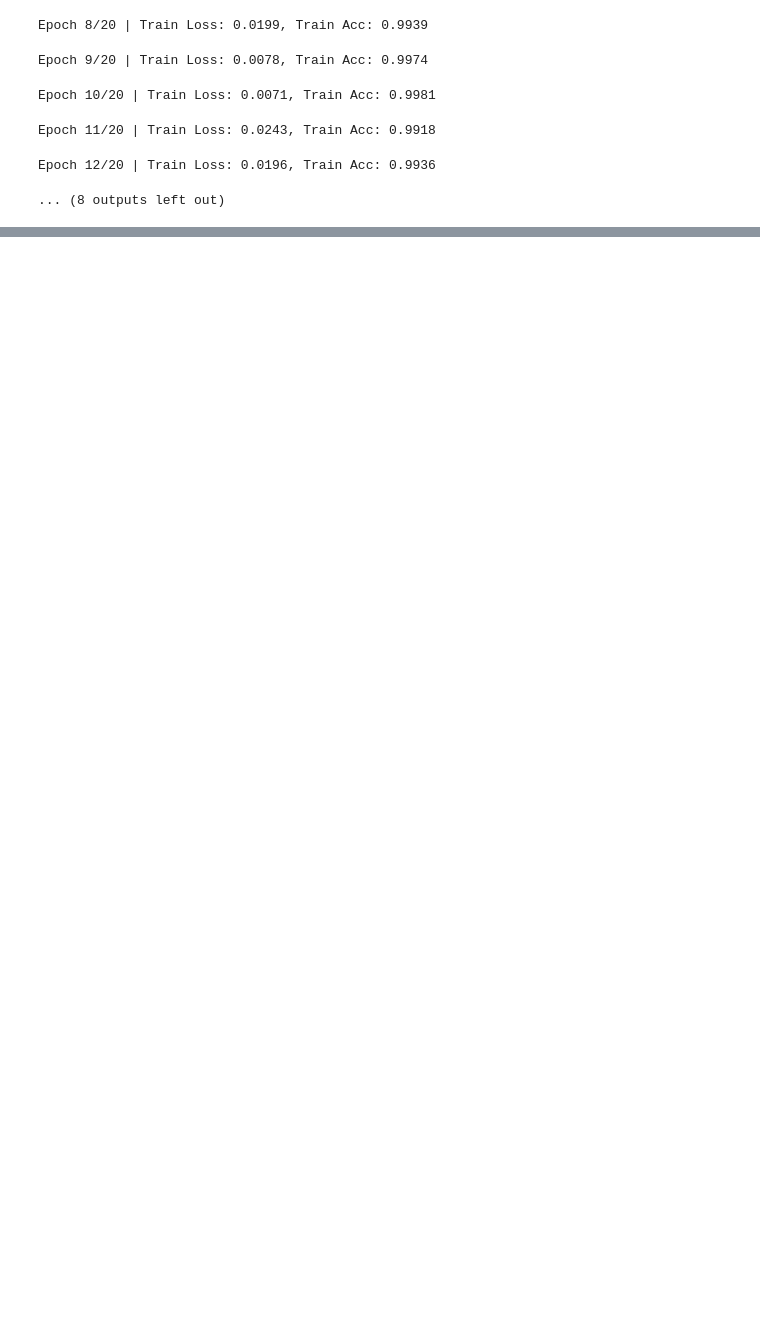
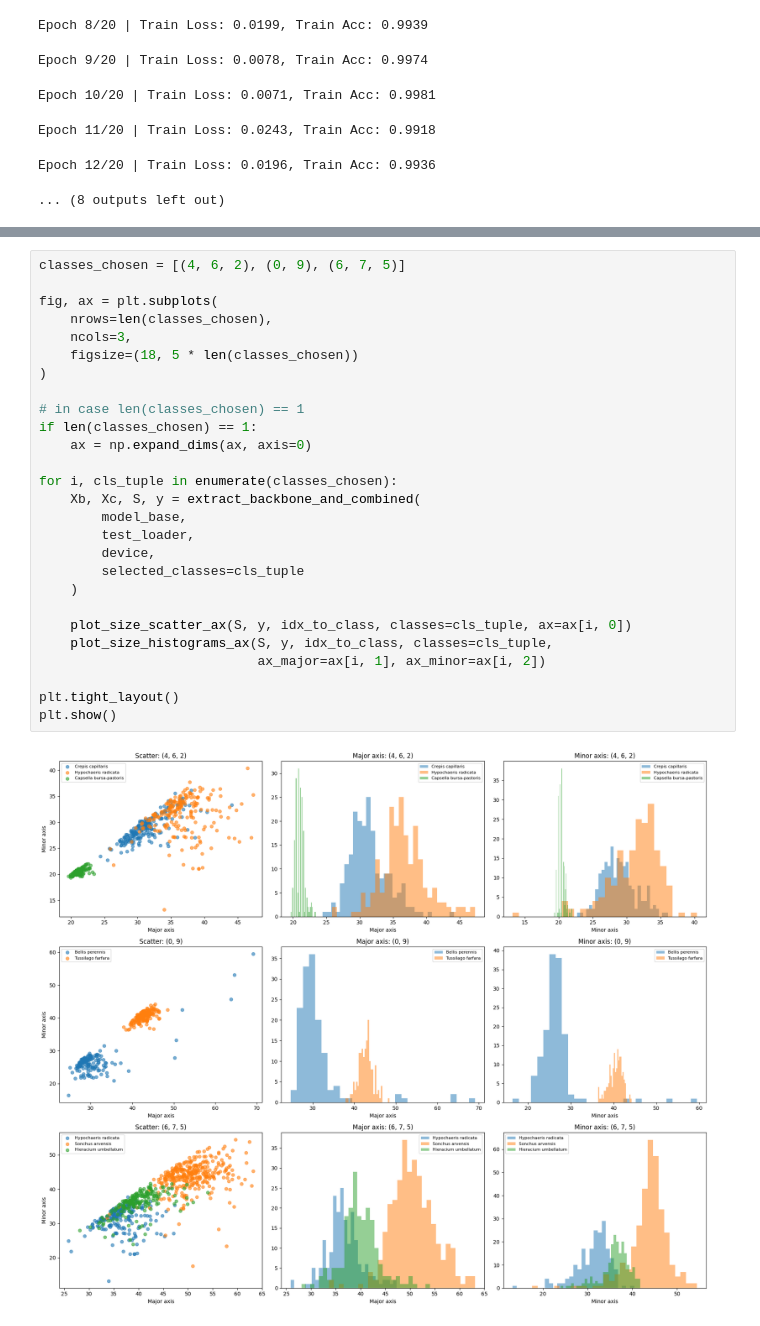
Before and after one commit to myngoc-trg/Bachelor_Project_Statistics, a Jupyter notebook: Report.ipynb, the cells around one changed output, grey strips where cells are left out. Drawn from its saved outputs; the diff is of its cells as text; blank space fills up the shorter version.

```diff
--- a/Report.ipynb
+++ b/Report.ipynb
@@ -190,0 +282,29 @@ Class 9 (Tussilago farfara): 0.9940
+# %%
+classes_chosen = [(4, 6, 2), (0, 9), (6, 7, 5)]
+
+fig, ax = plt.subplots(
+    nrows=len(classes_chosen),
+    ncols=3,
+    figsize=(18, 5 * len(classes_chosen))
+)
+
+# in case len(classes_chosen) == 1
+if len(classes_chosen) == 1:
+    ax = np.expand_dims(ax, axis=0)
+
+for i, cls_tuple in enumerate(classes_chosen):
+    Xb, Xc, S, y = extract_backbone_and_combined(
+        model_base,
+        test_loader,
+        device,
+        selected_classes=cls_tuple
+    )
+
+    plot_size_scatter_ax(S, y, idx_to_class, classes=cls_tuple, ax=ax[i, 0])
+    plot_size_histograms_ax(S, y, idx_to_class, classes=cls_tuple,
+                            ax_major=ax[i, 1], ax_minor=ax[i, 2])
+
+plt.tight_layout()
+plt.show()
+# %% [output]
+[figure, added]
```
Also changed, not shown: parts of 34 cells of this notebook, 4 other files.
